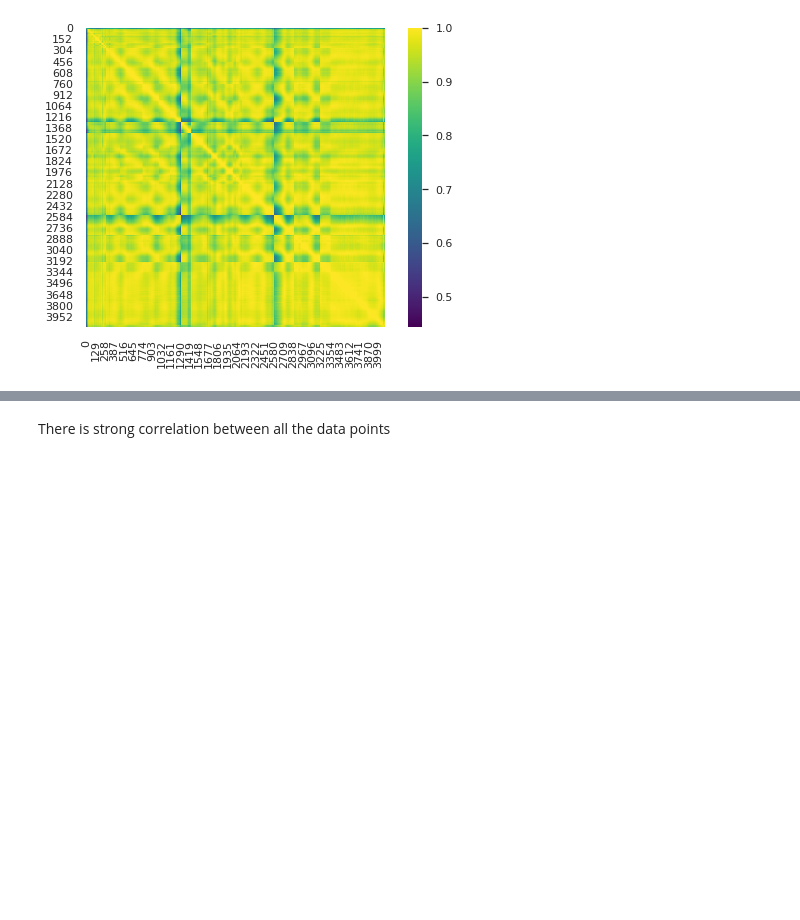
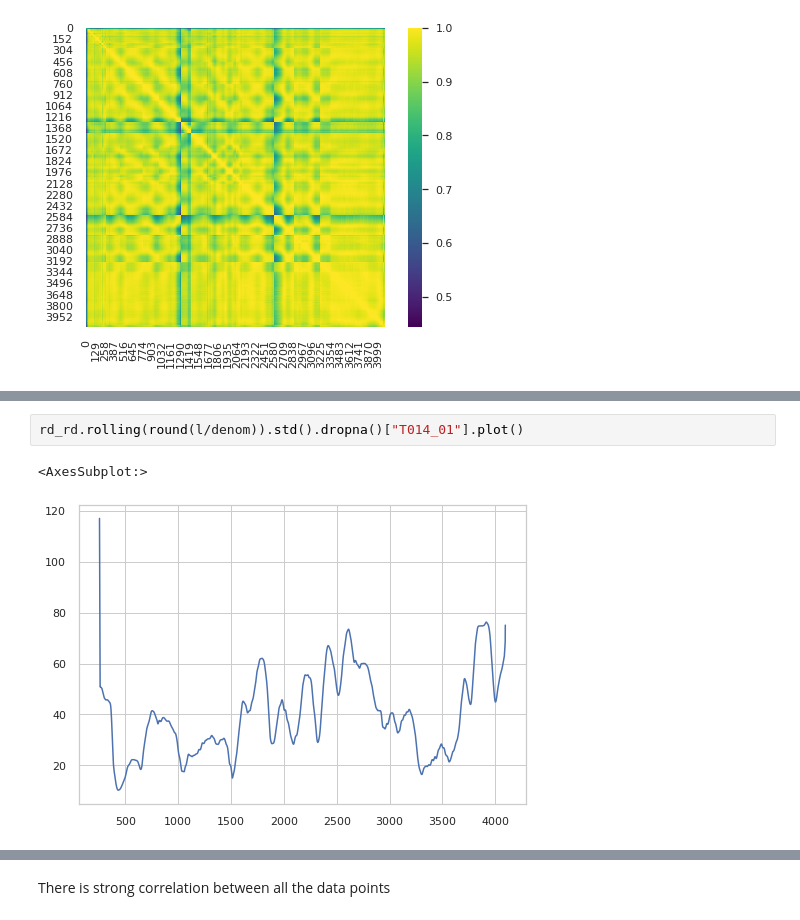
Before and after one commit to spolex/spiral, a Jupyter notebook: notebooks/202011_spiral_r_rd_correlation-Copy1.ipynb, the cells around one changed output, grey strips where cells are left out. Cells and saved outputs as stored; diff of their text form; blank space fills up the shorter version.

```diff
--- a/notebooks/202011_spiral_r_rd_correlation-Copy1.ipynb
+++ b/notebooks/202011_spiral_r_rd_correlation-Copy1.ipynb
@@ -89,2 +86,7 @@ corrMatrix.min().min()
+# %%
+rd_rd.rolling(round(l/denom)).std().dropna()["T014_01"].plot()
+# %% [output]
+<AxesSubplot:>
+[figure, added]
 # %%
 corrMatrix = rd_rd.rolling(round(l/denom)).std().dropna().T.corr("pearson")
```
Also changed, not shown: parts of 5 cells of this notebook, 5 other files.
